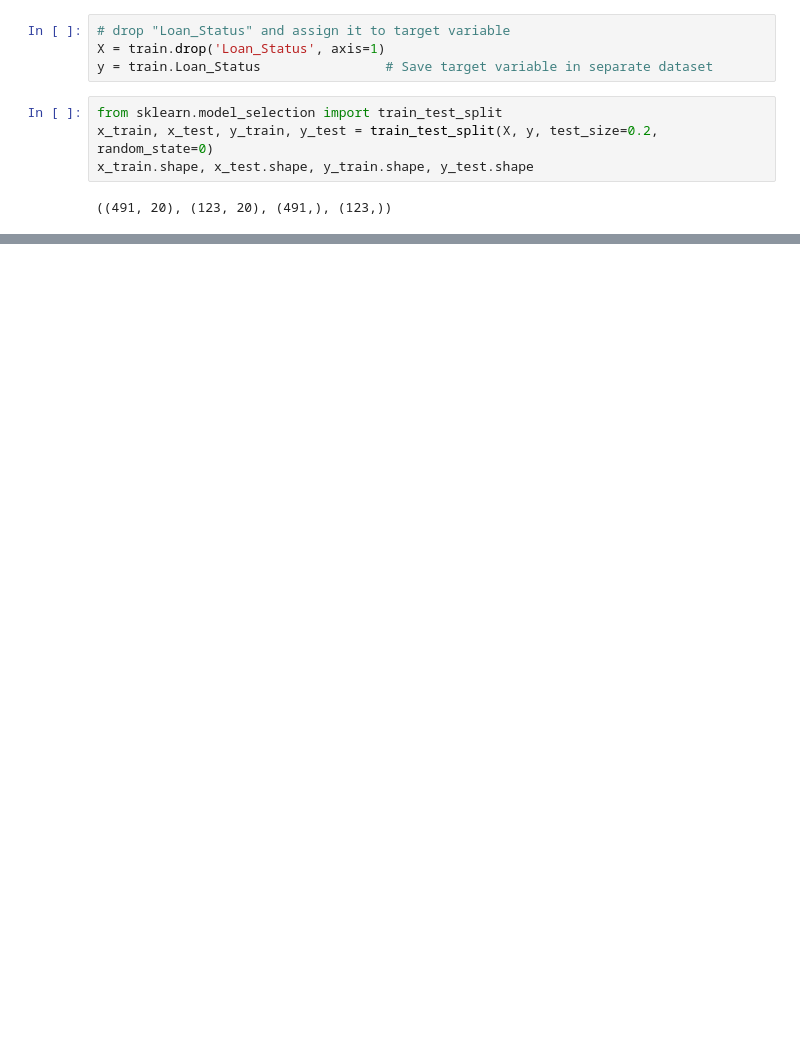
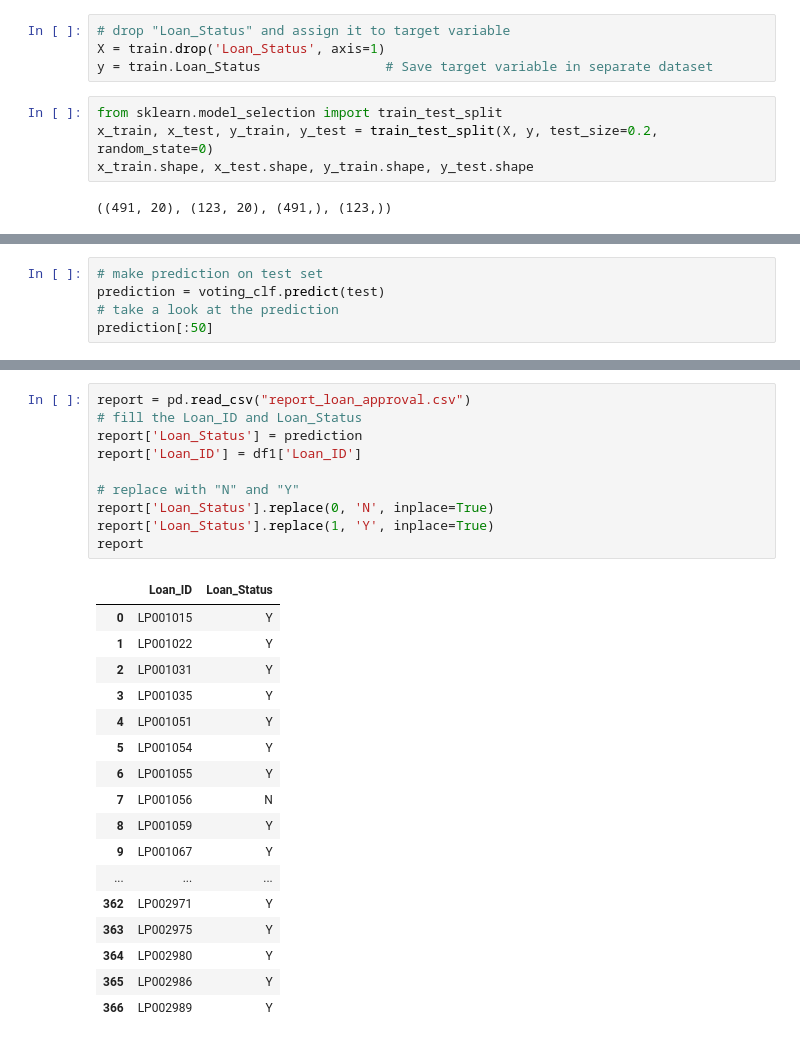
Before and after one commit to saritmaitra/Loan_approval_system, a Jupyter notebook: Model_Development_Loan_Approval_System.ipynb, the cells around one changed output, grey strips where cells are left out. Saved outputs shown, nothing was run; the diff lists cells and outputs as text; blank space fills up the shorter version.

```diff
--- a/Model_Development_Loan_Approval_System.ipynb
+++ b/Model_Development_Loan_Approval_System.ipynb
@@ -828,0 +799,5 @@ result_df
+# %%
+# make prediction on test set
+prediction = voting_clf.predict(test)
+# take a look at the prediction
+prediction[:50]
@@ -828,0 +838,28 @@ result_df
+# %%
+report = pd.read_csv("report_loan_approval.csv")
+# fill the Loan_ID and Loan_Status
+report['Loan_Status'] = prediction
+report['Loan_ID'] = df1['Loan_ID']
+
+# replace with "N" and "Y"
+report['Loan_Status'].replace(0, 'N', inplace=True)
+report['Loan_Status'].replace(1, 'Y', inplace=True)
+report
+# %% [output]
+|  | Loan_ID | Loan_Status |
+| 0 | LP001015 | Y |
+| 1 | LP001022 | Y |
+| 2 | LP001031 | Y |
+| 3 | LP001035 | Y |
+| 4 | LP001051 | Y |
+| 5 | LP001054 | Y |
+| 6 | LP001055 | Y |
+| 7 | LP001056 | N |
+| 8 | LP001059 | Y |
+| 9 | LP001067 | Y |
+| ... | ... | ... |
+| 362 | LP002971 | Y |
+| 363 | LP002975 | Y |
+| 364 | LP002980 | Y |
+| 365 | LP002986 | Y |
+| 366 | LP002989 | Y |
```
Also changed, not shown: parts of 22 cells of this notebook.
